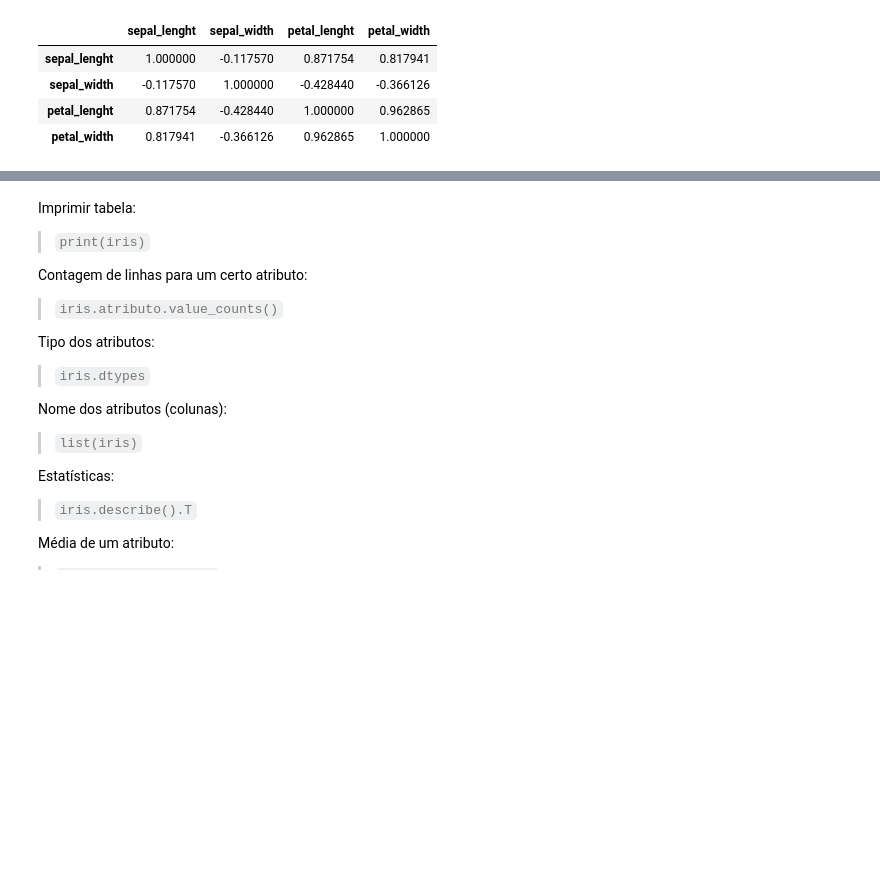
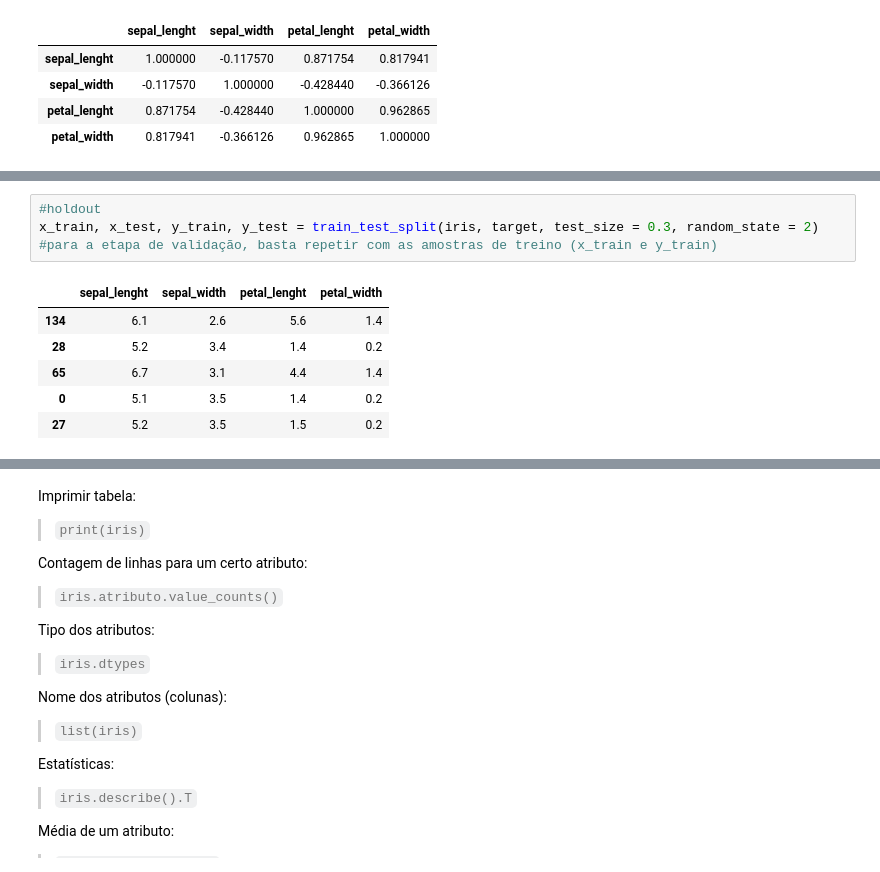
Before and after one commit to ThaliSouza2017/data-science, a Jupyter notebook: PyLadies_ML_tutorial.ipynb, the cells around one changed output, grey strips where cells are left out. Cells and saved outputs as stored; diff of their text form; blank space fills up the shorter version.

```diff
--- a/PyLadies_ML_tutorial.ipynb
+++ b/PyLadies_ML_tutorial.ipynb
@@ -201,0 +208,11 @@ iris.corr()
+# %%
+#holdout
+x_train, x_test, y_train, y_test = train_test_split(iris, target, test_size = 0.3, random_state = 2)
+#para a etapa de validação, basta repetir com as amostras de treino (x_train e y_train)
+# %% [output]
+|  | sepal_lenght | sepal_width | petal_lenght | petal_width |
+| 134 | 6.1 | 2.6 | 5.6 | 1.4 |
+| 28 | 5.2 | 3.4 | 1.4 | 0.2 |
+| 65 | 6.7 | 3.1 | 4.4 | 1.4 |
+| 0 | 5.1 | 3.5 | 1.4 | 0.2 |
+| 27 | 5.2 | 3.5 | 1.5 | 0.2 |
```
Also changed, not shown: parts of 6 cells of this notebook.
